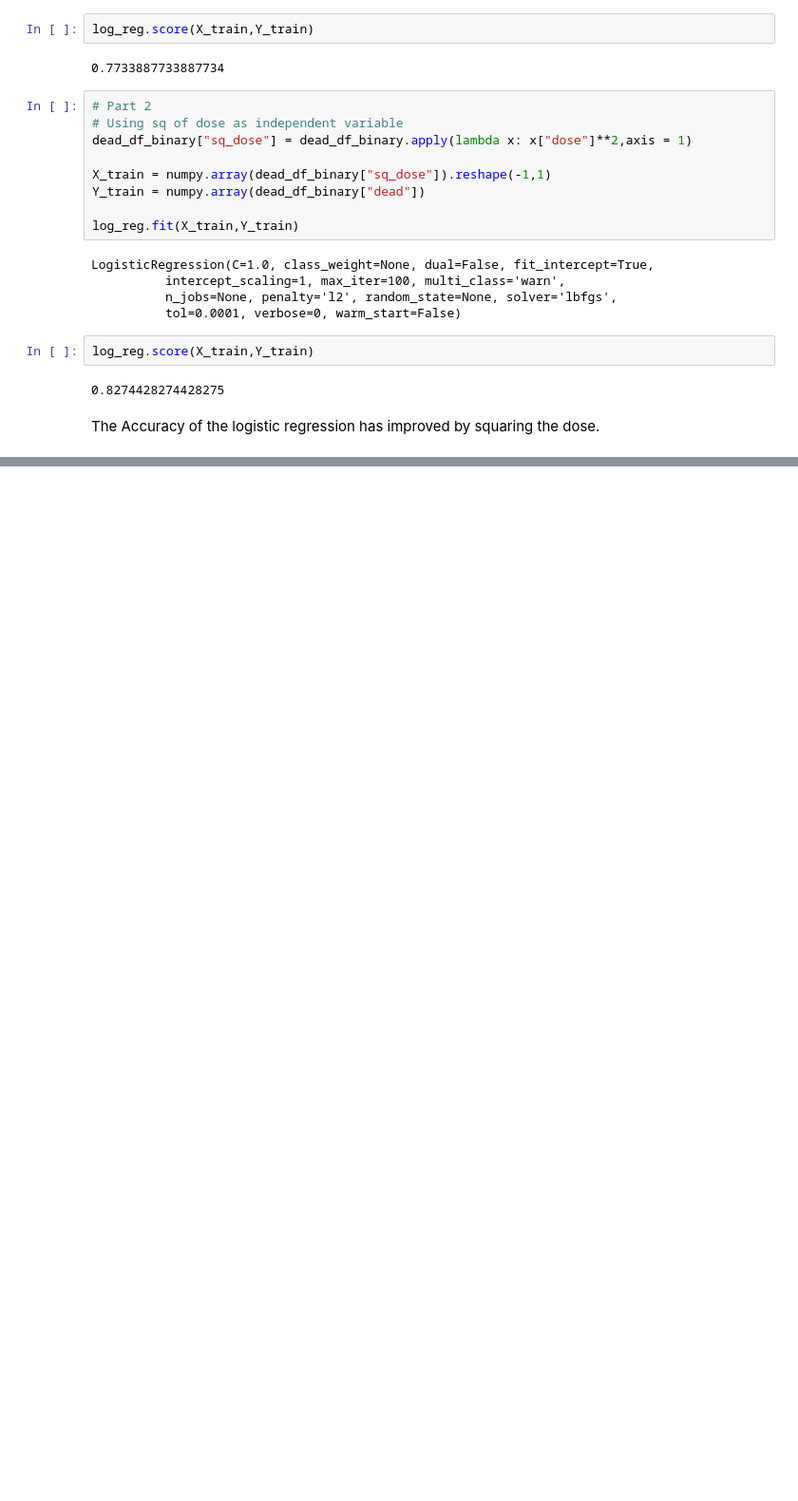
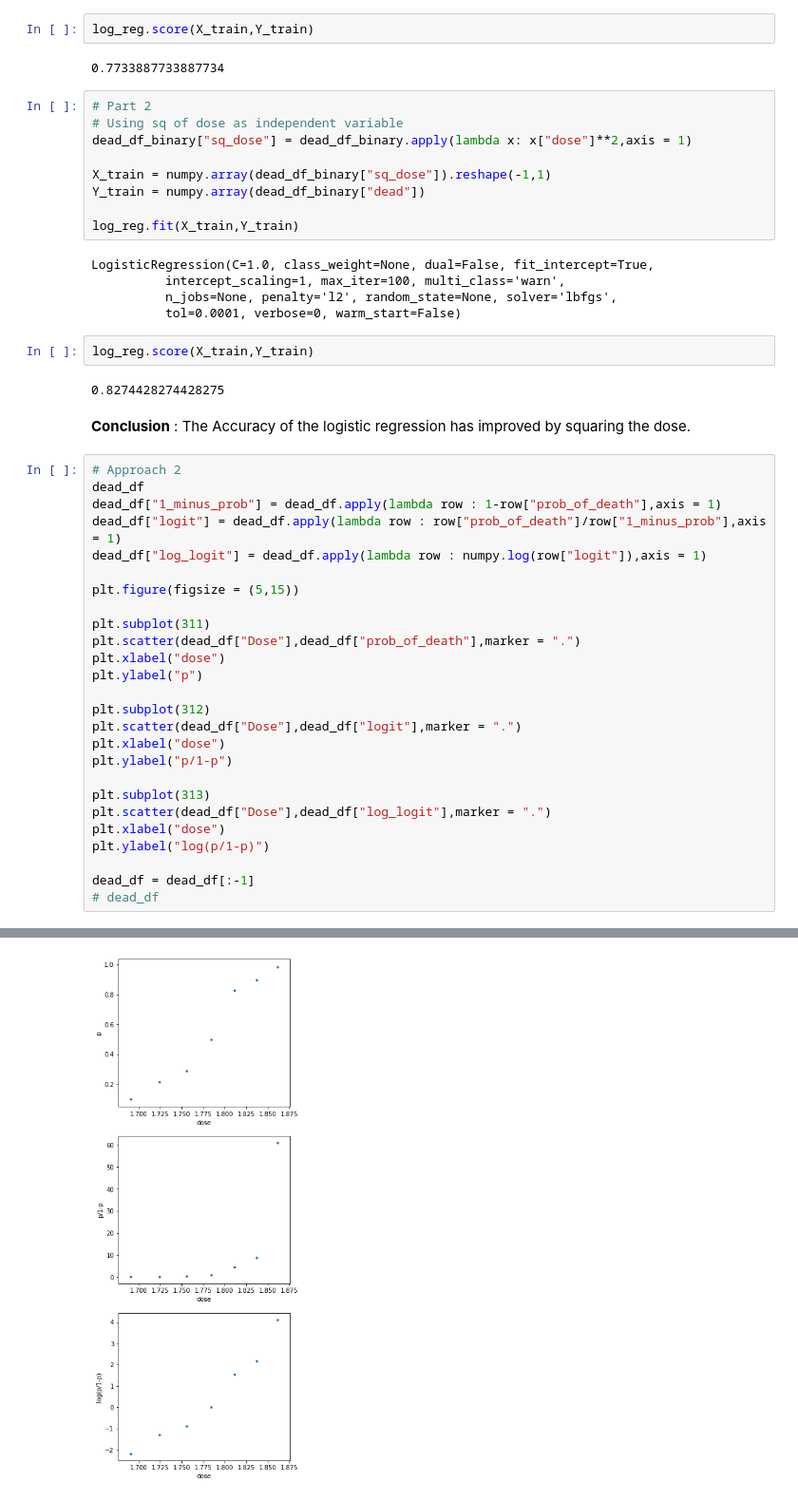
Before and after one commit to mohit-mhjn/forecasting, a Jupyter notebook: Week 3 - Logistic Regression.ipynb, the cells around one changed output, grey strips where cells are left out. Shown at 95% size. Drawn from its saved outputs; the diff is of its cells as text; blank space fills up the shorter version.

```diff
--- a/Week 3 - Logistic Regression.ipynb
+++ b/Week 3 - Logistic Regression.ipynb
@@ -181,4 +184,32 @@ log_reg.score(X_train,Y_train)
 # %% [output]
 0.8274428274428275
 # %% [markdown]
+**Conclusion** :
 The Accuracy of the logistic regression has improved by squaring the dose.
+# %%
+# Approach 2
+dead_df
+dead_df["1_minus_prob"] = dead_df.apply(lambda row : 1-row["prob_of_death"],axis = 1)
+dead_df["logit"] = dead_df.apply(lambda row : row["prob_of_death"]/row["1_minus_prob"],axis = 1)
+dead_df["log_logit"] = dead_df.apply(lambda row : numpy.log(row["logit"]),axis = 1)
+
+plt.figure(figsize = (5,15))
+
+plt.subplot(311)
+plt.scatter(dead_df["Dose"],dead_df["prob_of_death"],marker = ".")
+plt.xlabel("dose")
+plt.ylabel("p")
+
+plt.subplot(312)
+plt.scatter(dead_df["Dose"],dead_df["logit"],marker = ".")
+plt.xlabel("dose")
+plt.ylabel("p/1-p")
+
+plt.subplot(313)
+plt.scatter(dead_df["Dose"],dead_df["log_logit"],marker = ".")
+plt.xlabel("dose")
+plt.ylabel("log(p/1-p)")
+
+dead_df = dead_df[:-1]
+# dead_df
+# %% [output]
@@ -184,0 +231 @@ The Accuracy of the logistic regression has improved by squaring the dose.
+[figure, added]
```
Also changed, not shown: parts of 13 cells of this notebook, 2 other files.
